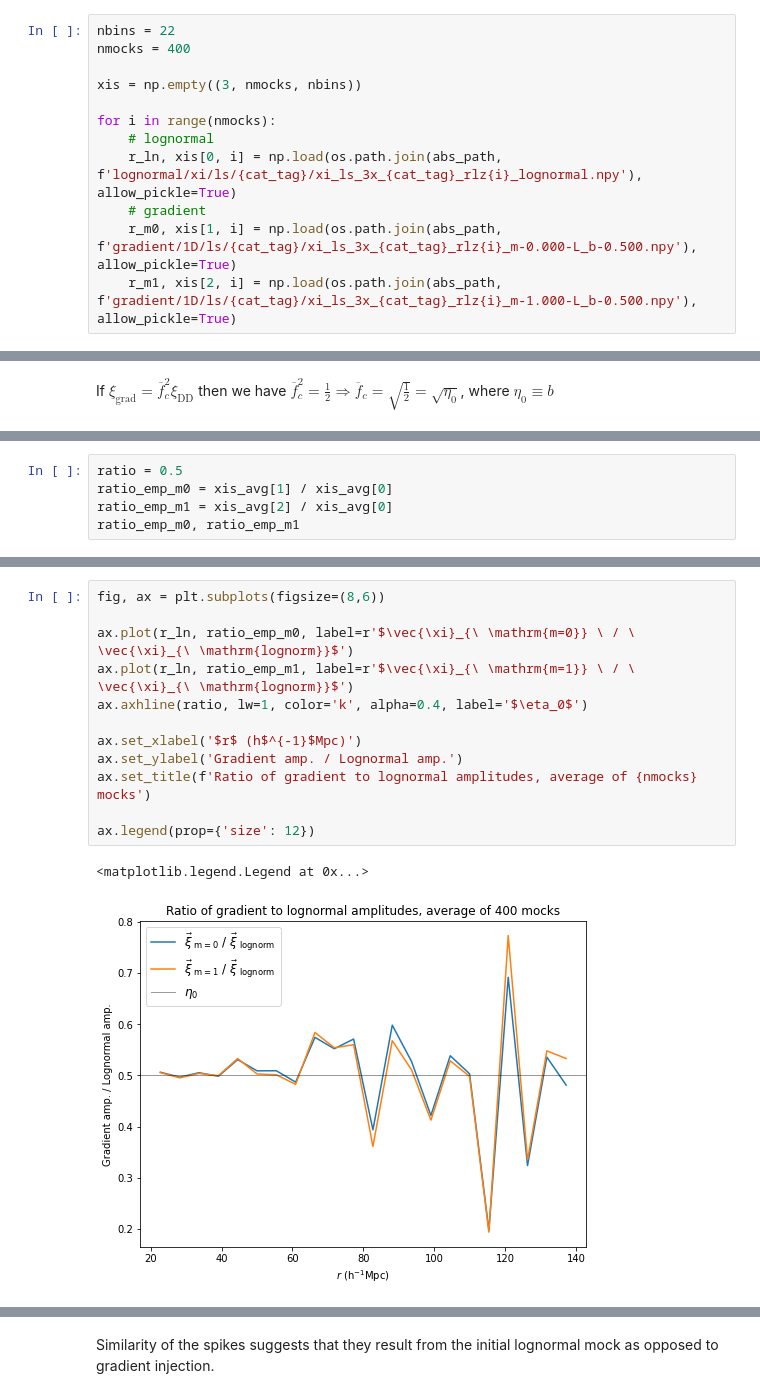
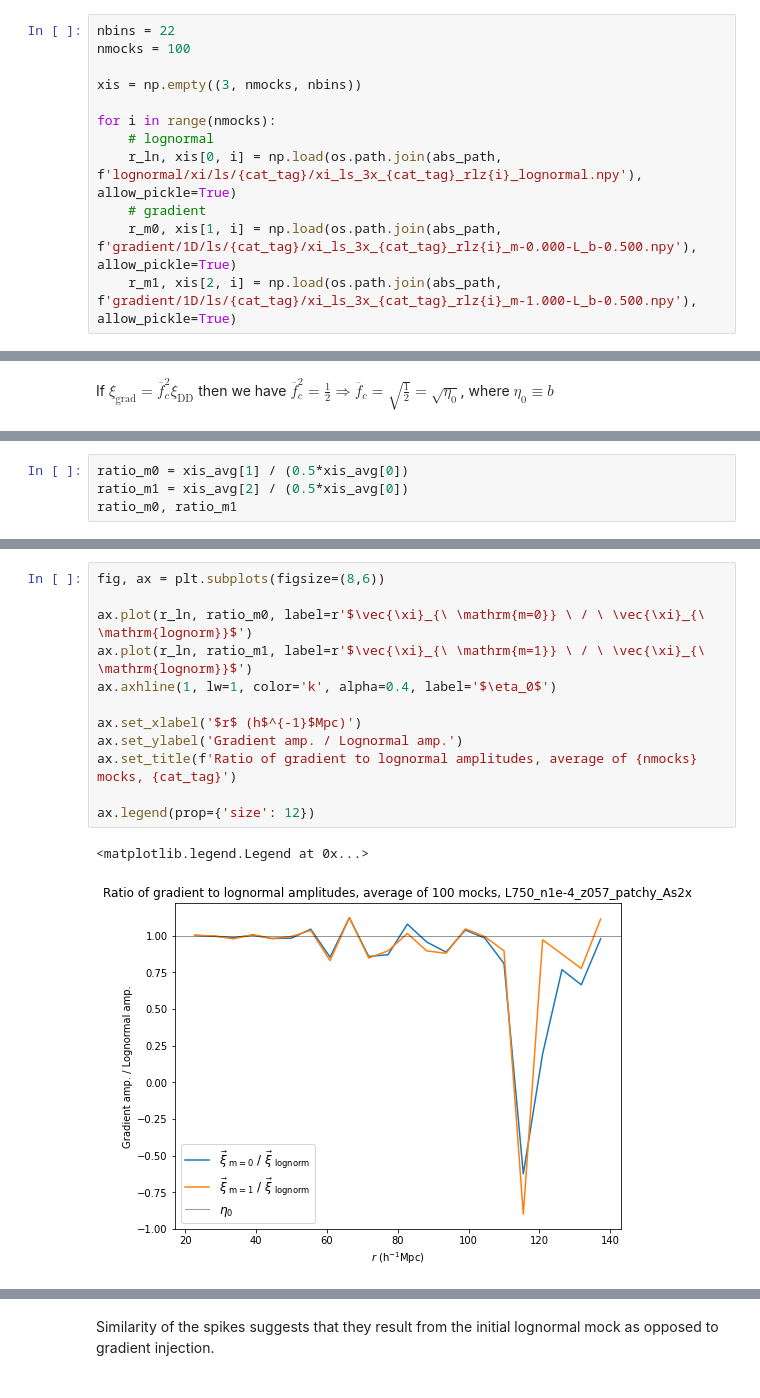
Before and after one commit to abbyw24/CFE_gradients, a Jupyter notebook: notebooks/understanding_threshold.ipynb, the cells around one changed output, grey strips where cells are left out. Cells and saved outputs as stored; diff of their text form.

```diff
--- a/notebooks/understanding_threshold.ipynb
+++ b/notebooks/understanding_threshold.ipynb
@@ -15,7 +15,7 @@ cat_tag = 'L750_n1e-4_z057_patchy_As2x'
 ## binned estimators
 # %%
 nbins = 22
-nmocks = 400
+nmocks = 100
 
 xis = np.empty((3, nmocks, nbins))
 
@@ -51,6 +56,5 @@ If $\xi_{\mathrm{grad}} = \overline{f}_c^2 \xi_{\mathrm{DD}}$ then we have $\ove
 # %%
-ratio = 0.5
-ratio_emp_m0 = xis_avg[1] / xis_avg[0]
-ratio_emp_m1 = xis_avg[2] / xis_avg[0]
-ratio_emp_m0, ratio_emp_m1
+ratio_m0 = xis_avg[1] / (0.5*xis_avg[0])
+ratio_m1 = xis_avg[2] / (0.5*xis_avg[0])
+ratio_m0, ratio_m1
 # %% [output]
@@ -72,15 +76,15 @@ xis_avg[0, rbin], xis_avg[1, rbin], xis_avg[2, rbin]
 # %%
 fig, ax = plt.subplots(figsize=(8,6))
 
-ax.plot(r_ln, ratio_emp_m0, label=r'$\vec{\xi}_{\ \mathrm{m=0}} \ / \ \vec{\xi}_{\ \mathrm{lognorm}}$')
-ax.plot(r_ln, ratio_emp_m1, label=r'$\vec{\xi}_{\ \mathrm{m=1}} \ / \ \vec{\xi}_{\ \mathrm{lognorm}}$')
-ax.axhline(ratio, lw=1, color='k', alpha=0.4, label='$\eta_0$')
+ax.plot(r_ln, ratio_m0, label=r'$\vec{\xi}_{\ \mathrm{m=0}} \ / \ \vec{\xi}_{\ \mathrm{lognorm}}$')
+ax.plot(r_ln, ratio_m1, label=r'$\vec{\xi}_{\ \mathrm{m=1}} \ / \ \vec{\xi}_{\ \mathrm{lognorm}}$')
+ax.axhline(1, lw=1, color='k', alpha=0.4, label='$\eta_0$')
 
 ax.set_xlabel('$r$ (h$^{-1}$Mpc)')
 ax.set_ylabel('Gradient amp. / Lognormal amp.')
-ax.set_title(f'Ratio of gradient to lognormal amplitudes, average of {nmocks} mocks')
+ax.set_title(f'Ratio of gradient to lognormal amplitudes, average of {nmocks} mocks, {cat_tag}')
 
 ax.legend(prop={'size': 12})
 # %% [output]
 <matplotlib.legend.Legend at 0x...>
-[figure, old version]
+[figure, new version]
```
Also changed, not shown: parts of 21 cells of this notebook, 2 other files.
